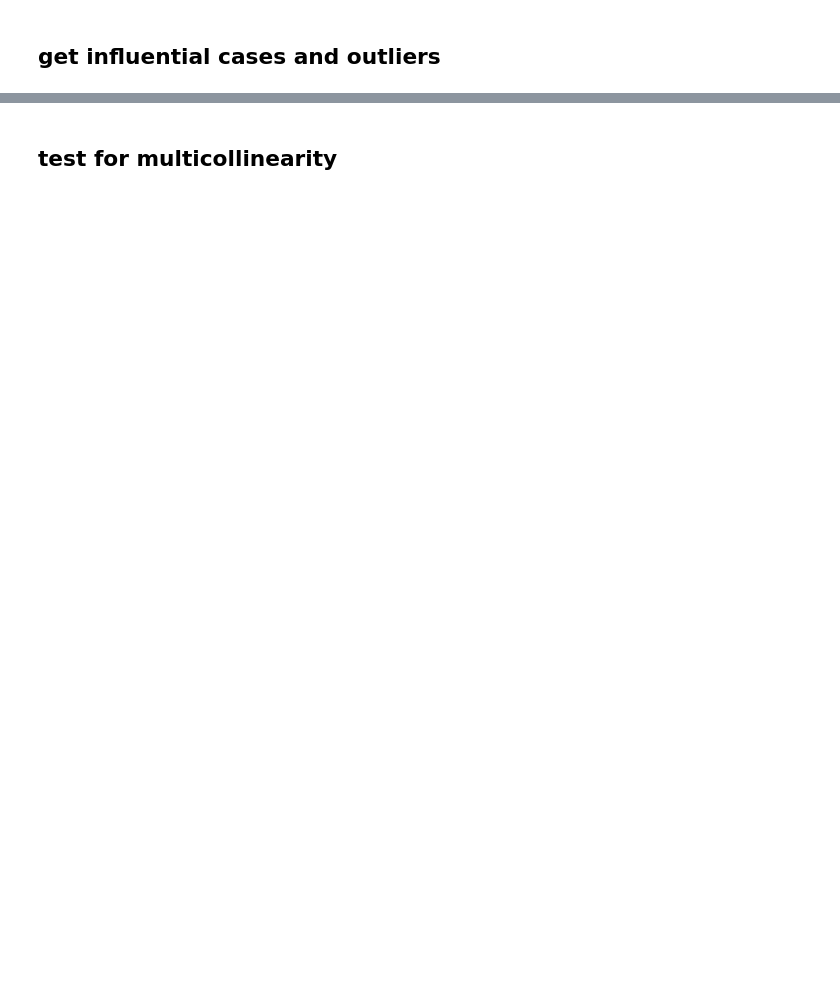
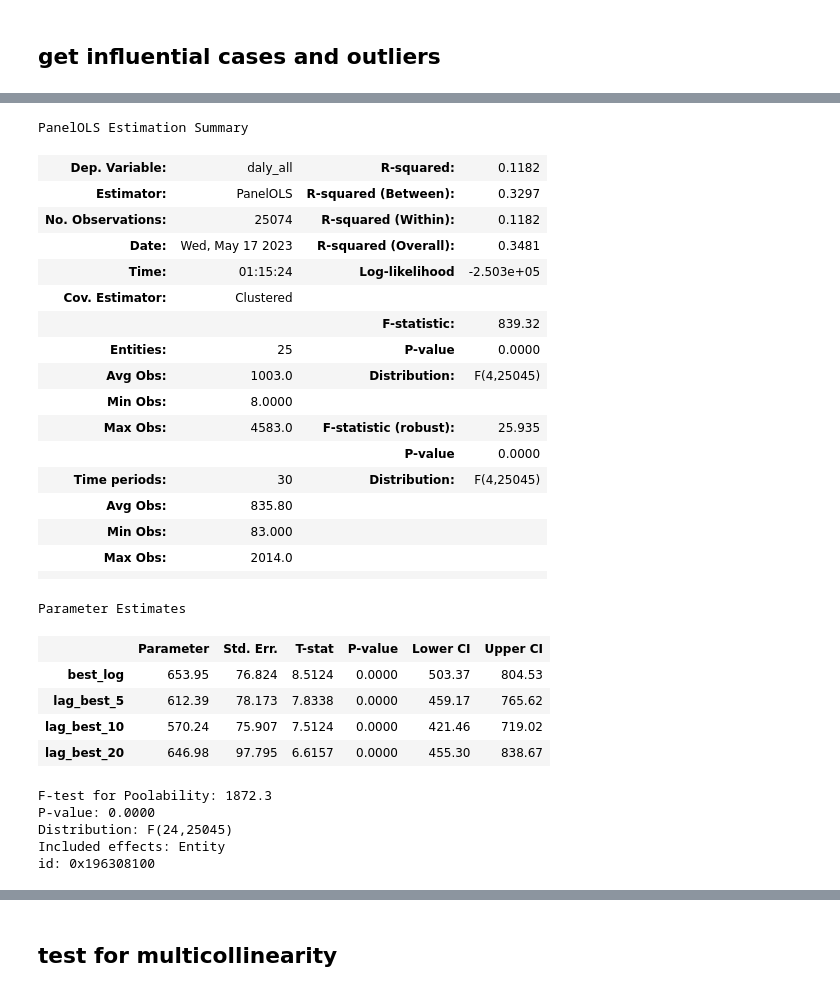
Before and after one commit to NatStrom/Thesis, a Jupyter notebook: Analysis.ipynb, the cells around one changed output, grey strips where cells are left out. Saved outputs shown, nothing was run; the diff lists cells and outputs as text; code cells hidden in the pictures; blank space fills up the shorter version.

```diff
--- a/Analysis.ipynb
+++ b/Analysis.ipynb
@@ -1404,0 +1494,32 @@ AttributeError: 'PanelEffectsResults' object has no attribute 'resid'
+# %%
+
+# Convert the 'Entity' and 'Time' columns to categorical variables
+#data_analysis['Entity'] = pd.Categorical(data_analysis['iso'])
+
+
+# Estimate the fixed effects model using PanelOLS
+y= data1['daly_all']
+x= data1[['best_log','lag_best_5', 'lag_best_10','lag_best_20']]
+mod = PanelOLS(y,x, entity_effects=True,time_effects=False)
+results = mod.fit(cov_type='clustered', cluster_entity=True)
+# Calculate the residuals manually
+y = data_analysis['daly_all']
+X = data_analysis[['best_log','lag_best_5', 'lag_best_10','lag_best_20']]
+residuals = y - X @ results.params
+
+# Calculate the standardized residuals
+mean_residuals = residuals.mean()
+std_residuals = residuals.std()
+std_residuals = (residuals - mean_residuals) / std_residuals
+
+# Identify influential observations based on standardized residuals
+influential_obs = std_residuals.abs() > 2
+
+# Print influential observations
+if influential_obs.any():
+    print("Influential observations:")
+    for i, obs in enumerate(influential_obs):
+        if obs:
+            print(f"Observation {i + 1}")
+else:
+    print("No influential observations found.")
@@ -1404,0 +1546,32 @@ AttributeError: 'PanelEffectsResults' object has no attribute 'resid'
+# %%
+results
+# %% [output]
+PanelOLS Estimation Summary
+| Dep. Variable: | daly_all | R-squared: | 0.1182 |
+| Estimator: | PanelOLS | R-squared (Between): | 0.3297 |
+| No. Observations: | 25074 | R-squared (Within): | 0.1182 |
+| Date: | Wed, May 17 2023 | R-squared (Overall): | 0.3481 |
+| Time: | 01:15:24 | Log-likelihood | -2.503e+05 |
+| Cov. Estimator: | Clustered |  |  |
+|  |  | F-statistic: | 839.32 |
+| Entities: | 25 | P-value | 0.0000 |
+| Avg Obs: | 1003.0 | Distribution: | F(4,25045) |
+| Min Obs: | 8.0000 |  |  |
+| Max Obs: | 4583.0 | F-statistic (robust): | 25.935 |
+|  |  | P-value | 0.0000 |
+| Time periods: | 30 | Distribution: | F(4,25045) |
+| Avg Obs: | 835.80 |  |  |
+| Min Obs: | 83.000 |  |  |
+| Max Obs: | 2014.0 |  |  |
+|  |  |  |  |
+Parameter Estimates
+|  | Parameter | Std. Err. | T-stat | P-value | Lower CI | Upper CI |
+| best_log | 653.95 | 76.824 | 8.5124 | 0.0000 | 503.37 | 804.53 |
+| lag_best_5 | 612.39 | 78.173 | 7.8338 | 0.0000 | 459.17 | 765.62 |
+| lag_best_10 | 570.24 | 75.907 | 7.5124 | 0.0000 | 421.46 | 719.02 |
+| lag_best_20 | 646.98 | 97.795 | 6.6157 | 0.0000 | 455.30 | 838.67 |
+F-test for Poolability: 1872.3
+P-value: 0.0000
+Distribution: F(24,25045)
+Included effects: Entity
+id: 0x196308100
```
Also changed, not shown: parts of 44 cells of this notebook, 1 other file.
